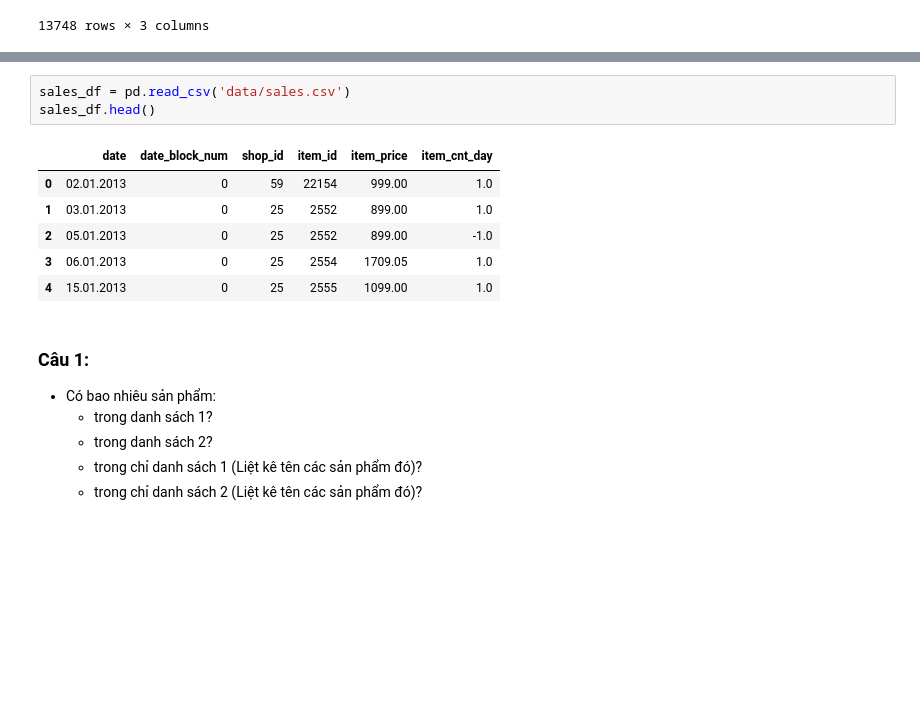
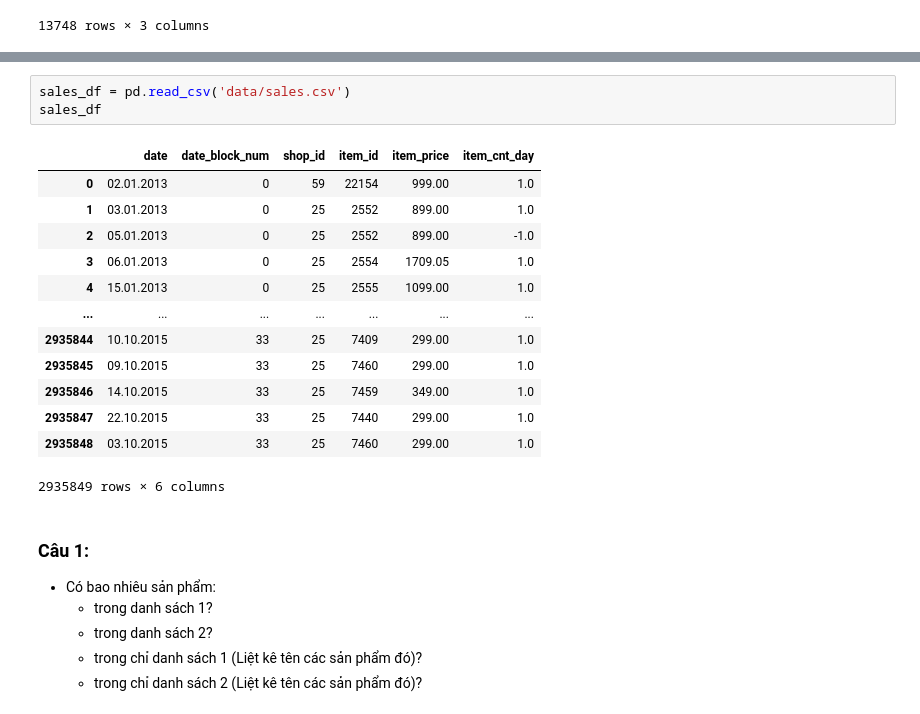
Before and after one commit to MinhHuuNguyen/ai-lectures, a Jupyter notebook: 2_data_analysis_with_python/notebook/5-case-study-sales/sales.ipynb, the cells around one changed output, grey strips where cells are left out. Drawn from its saved outputs; the diff is of its cells as text; blank space fills up the shorter version.

```diff
--- a/2_data_analysis_with_python/notebook/5-case-study-sales/sales.ipynb
+++ b/2_data_analysis_with_python/notebook/5-case-study-sales/sales.ipynb
@@ -47,13 +54,20 @@ item_categories_df.head()
 # %%
 sales_df = pd.read_csv('data/sales.csv')
-sales_df.head()
+sales_df
 # %% [output]
 |  | date | date_block_num | shop_id | item_id | item_price | item_cnt_day |
 | 0 | 02.01.2013 | 0 | 59 | 22154 | 999.00 | 1.0 |
 | 1 | 03.01.2013 | 0 | 25 | 2552 | 899.00 | 1.0 |
 | 2 | 05.01.2013 | 0 | 25 | 2552 | 899.00 | -1.0 |
 | 3 | 06.01.2013 | 0 | 25 | 2554 | 1709.05 | 1.0 |
 | 4 | 15.01.2013 | 0 | 25 | 2555 | 1099.00 | 1.0 |
+| ... | ... | ... | ... | ... | ... | ... |
+| 2935844 | 10.10.2015 | 33 | 25 | 7409 | 299.00 | 1.0 |
+| 2935845 | 09.10.2015 | 33 | 25 | 7460 | 299.00 | 1.0 |
+| 2935846 | 14.10.2015 | 33 | 25 | 7459 | 349.00 | 1.0 |
+| 2935847 | 22.10.2015 | 33 | 25 | 7440 | 299.00 | 1.0 |
+| 2935848 | 03.10.2015 | 33 | 25 | 7460 | 299.00 | 1.0 |
+2935849 rows × 6 columns
 # %% [markdown]
 ### Câu 1:
 
```
Also changed, not shown: parts of 7 cells of this notebook, 7 other files.
